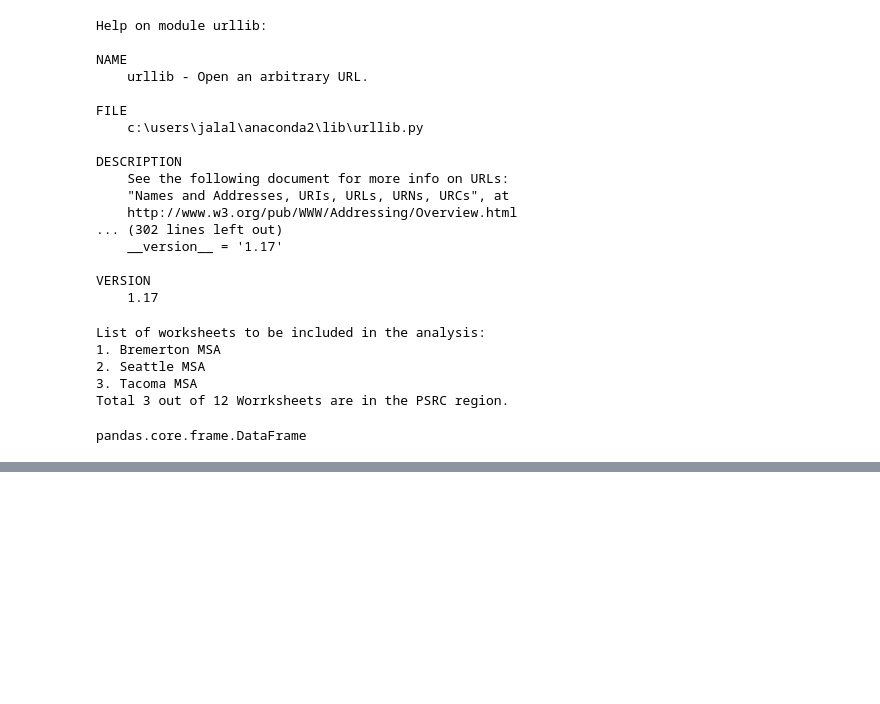
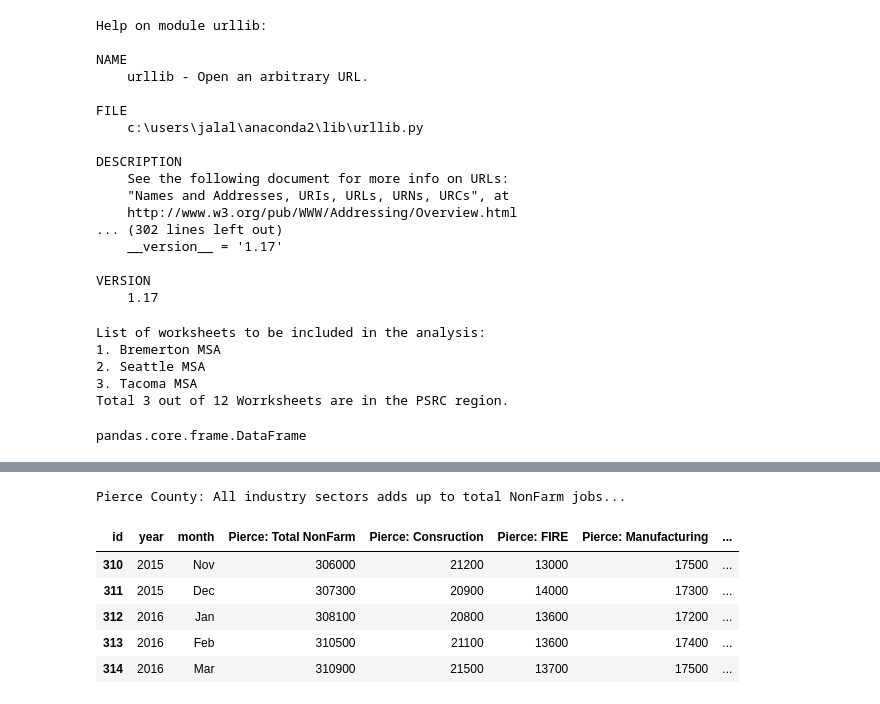
Before and after one commit to jalaljahir/wa_esd_emp, a Jupyter notebook: monthly_emp_update_ESD.ipynb, the cells around one changed output, grey strips where cells are left out. Saved outputs shown, nothing was run; the diff lists cells and outputs as text; code cells hidden in the pictures; blank space fills up the shorter version.

```diff
--- a/monthly_emp_update_ESD.ipynb
+++ b/monthly_emp_update_ESD.ipynb
@@ -355,0 +282,42 @@ dfs["Seattle MSA"].head()
+# %%
+df_sa_pie = pd.read_excel(os.getcwd()+"/"+ sa_filename, sheetname="Tacoma MSA", header = 1, index_col=[1])
+df_sa_pie = df_sa_pie.transpose()
+df_sa_pie['date_stamp'] = df_sa_pie.index
+df_sa_pie = df_sa_pie.ix[1:]
+df_sa_pie = df_sa_pie.reset_index(drop =True)
+df_sa_pie.columns.names = ["id"]
+df_sa_pie["year"] = df_sa_pie["date_stamp"].dt.year
+df_sa_pie["month"] = df_sa_pie["date_stamp"].dt.strftime("%b")
+
+#get the month column to string (not essential)
+df_sa_pie["month"] = df_sa_pie["month"].astype("str")
+
+pie_list = df_sa_pie.columns.values.tolist()
+
+df_sa_pie["Pierce: Total NonFarm"] = df_sa_pie["Total Nonfarm"]
+df_sa_pie["Pierce: Consruction"] = df_sa_pie[pie_list[3]] + df_sa_pie[pie_list[4]]
+df_sa_pie["Pierce: FIRE"] = df_sa_pie[pie_list[15]]
+df_sa_pie["Pierce: Manufacturing"] = df_sa_pie[pie_list[6]]
+df_sa_pie["Pierce: Retail"] = df_sa_pie[pie_list[10]]
+df_sa_pie["Pierce: Service"] = df_sa_pie[pie_list[7]] - df_sa_pie[pie_list[8]] - df_sa_pie[pie_list[15]] - df_sa_pie[pie_list[25]]
+df_sa_pie["Pierce: WTU"] = df_sa_pie[pie_list[8]] - df_sa_pie[pie_list[10]]
+df_sa_pie["Pierce: Government"] = df_sa_pie[pie_list[25]] - df_sa_pie[pie_list[28]] - df_sa_pie[pie_list[30]]
+df_sa_pie["Pierce: Education"] = df_sa_pie[pie_list[28]] + df_sa_pie[pie_list[30]]
+
+df_sa_pie = df_sa_pie.drop(df_sa_pie.columns[:32], axis = 1)
+
+if df_sa_pie["Pierce: Total NonFarm"].isin(df_sa_pie.ix[:,3:].sum(axis=1)).all() == True:
+    print "Pierce County: All industry sectors adds up to total NonFarm jobs..."
+else:
+    print "ERROR!!"
+
+
+df_sa_pie.tail()
+# %% [output]
+Pierce County: All industry sectors adds up to total NonFarm jobs...
+| id | year | month | Pierce: Total NonFarm | Pierce: Consruction | Pierce: FIRE | Pierce: Manufacturing | ... |
+| 310 | 2015 | Nov | 306000 | 21200 | 13000 | 17500 | ... |
+| 311 | 2015 | Dec | 307300 | 20900 | 14000 | 17300 | ... |
+| 312 | 2016 | Jan | 308100 | 20800 | 13600 | 17200 | ... |
+| 313 | 2016 | Feb | 310500 | 21100 | 13600 | 17400 | ... |
+| 314 | 2016 | Mar | 310900 | 21500 | 13700 | 17500 | ... |
```
Also changed, not shown: parts of 61 cells of this notebook, 2 other files.
